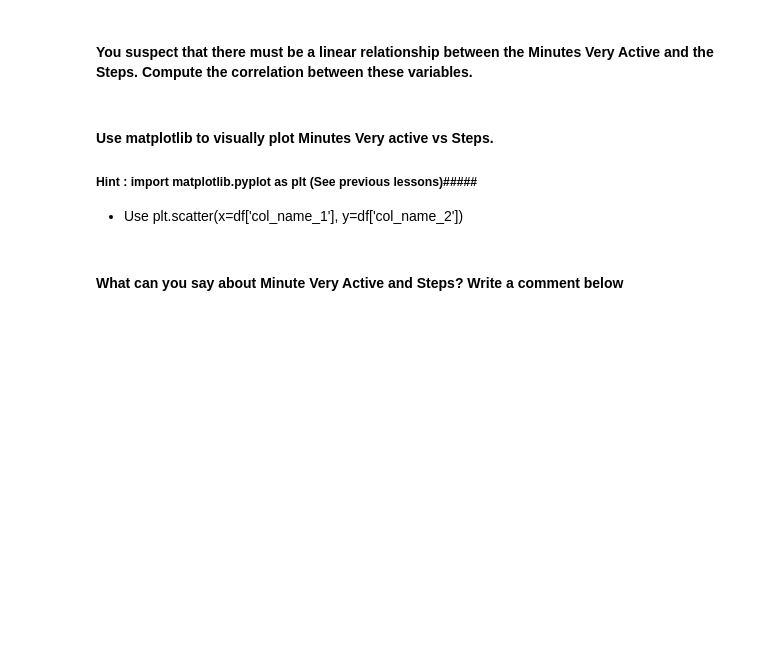
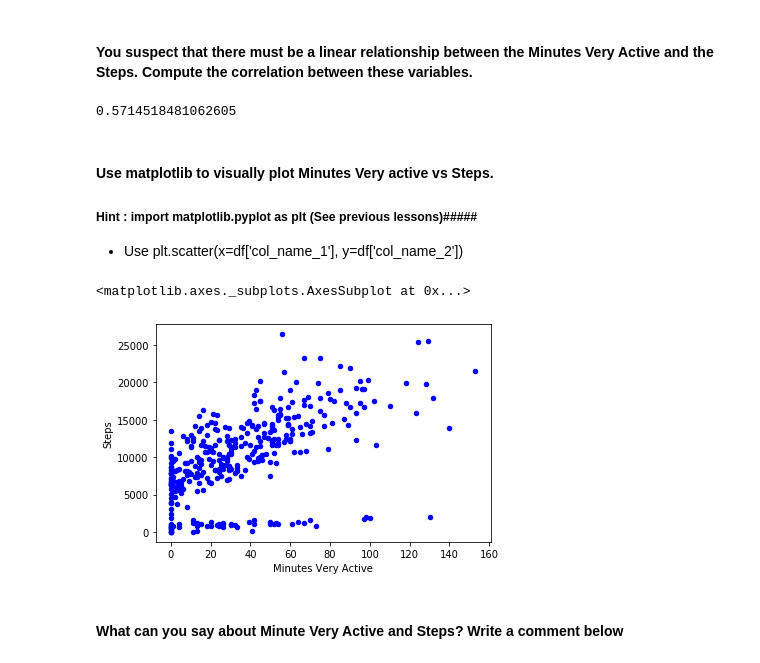
Before and after one commit to ta-datapt-bcn/lab-pivot-table-and-correlation, a Jupyter notebook: your_code/main.ipynb, the cells around one changed output. Cells and saved outputs as stored; diff of their text form; code cells hidden in the pictures; blank space fills up the shorter version.

```diff
--- a/your_code/main.ipynb
+++ b/your_code/main.ipynb
@@ -70,6 +145,7 @@
 #### Open the ` Fitbit.csv` file and name your dataset `fitbit`
 # %%
 # your answer here
+fitbit = pd.read_csv('Fitbit.csv')
 # %% [markdown]
 #### Explore you dataset in terms of data types and descriptive statistics
 #### *Hint: Use Pandas functions from previous lectures*
@@ -81,6 +185,9 @@
 #### You suspect that there must be a linear relationship between the Minutes Very Active and the Steps. Compute the correlation between these variables.
 # %%
 # your answer here
+fitbit['Minutes Very Active'].corr(fitbit['Steps'])
+# %% [output]
+0.5714518481062605
 # %% [markdown]
 #### Use matplotlib to visually plot Minutes Very active vs Steps.
 
@@ -91,3 +196,10 @@
+# %%
+# your answer here
+fitbit.plot.scatter('Minutes Very Active', 'Steps', color ='blue')
+#plt.plot((4,14), (a+b*4, a+b*14), color = "red")
+# %% [output]
+<matplotlib.axes._subplots.AxesSubplot at 0x...>
+[figure, added]
 # %% [markdown]
 #### What can you say about Minute Very Active and Steps? Write a comment below
 # %%
```
Also changed, not shown: parts of 35 cells of this notebook.
